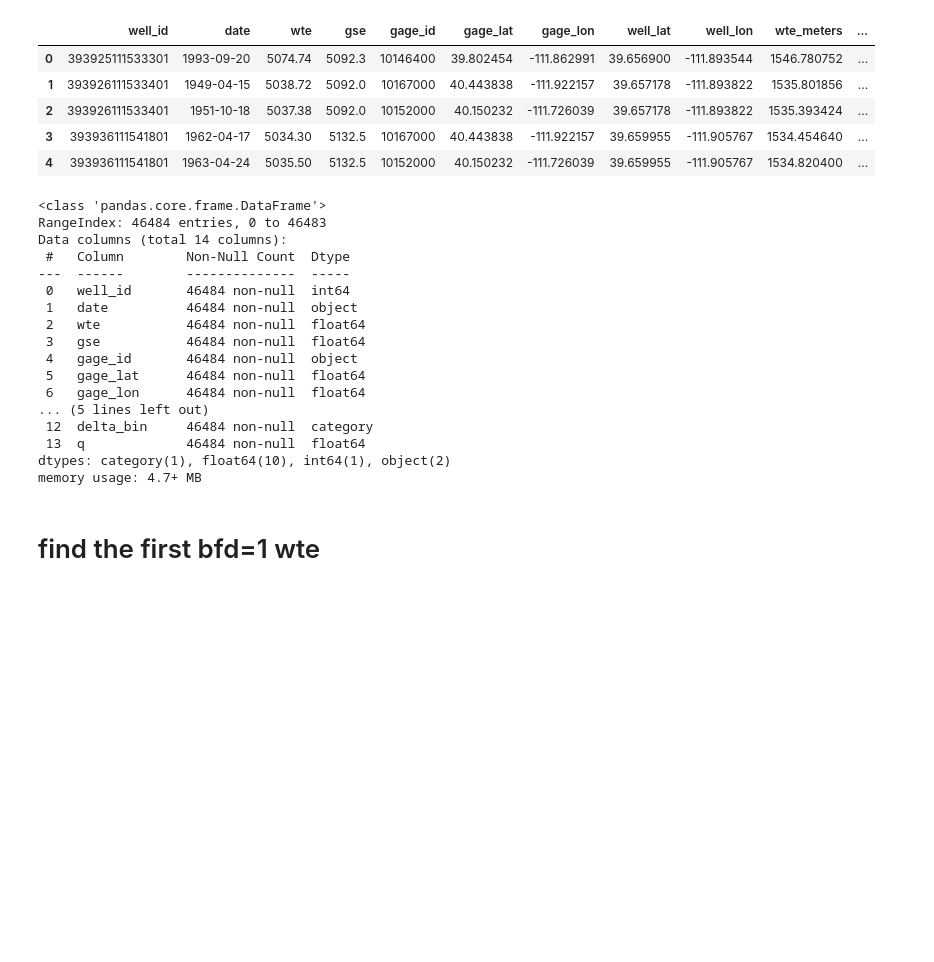
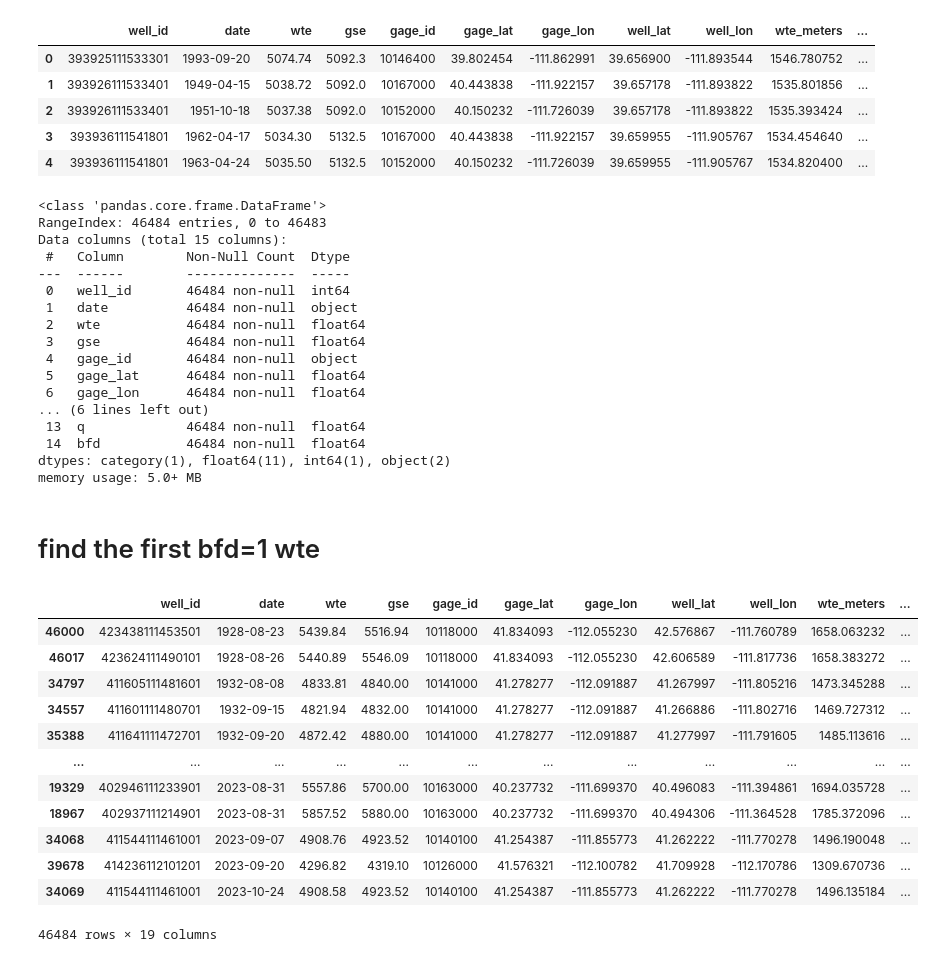
Before and after one commit to xueyil9/gslb_local_running, a Jupyter notebook: base_on_first_bfd_1_june10.ipynb, the cells around one changed output. Cells and saved outputs as stored; diff of their text form; code cells hidden in the pictures; blank space fills up the shorter version.

Commit message:
compute delta

```diff
--- a/base_on_first_bfd_1_june10.ipynb
+++ b/base_on_first_bfd_1_june10.ipynb
@@ -428,7 +428,7 @@ compiled_data['gage_id'] = compiled_data['gage_id'].astype(str)
 # Perform the merge
 q_buffer2_pair = pd.merge(
     filtered_result,
-    compiled_data[['gage_id', 'date','q']],
+    compiled_data[['gage_id', 'date','q','bfd']],
     on=['gage_id', 'date'],
     how='inner'
 )
@@ -449,7 +449,7 @@ q_buffer2_pair.info()
 # %% [output]
 <class 'pandas.core.frame.DataFrame'>
 RangeIndex: 46484 entries, 0 to 46483
-Data columns (total 14 columns):
+Data columns (total 15 columns):
  #   Column        Non-Null Count  Dtype
 ---  ------        --------------  -----
  0   well_id       46484 non-null  int64
@@ -459,10 +459,48 @@ Data columns (total 14 columns):
  4   gage_id       46484 non-null  object
  5   gage_lat      46484 non-null  float64
  6   gage_lon      46484 non-null  float64
-... (5 lines left out)
- 12  delta_bin     46484 non-null  category
+... (6 lines left out)
  13  q             46484 non-null  float64
-dtypes: category(1), float64(10), int64(1), object(2)
-memory usage: 4.7+ MB
+ 14  bfd           46484 non-null  float64
+dtypes: category(1), float64(11), int64(1), object(2)
+memory usage: 5.0+ MB
 # %% [markdown]
 # find the first bfd=1 wte
+# %%
+import pandas as pd
+
+# Ensure 'date' is in datetime format
+q_buffer2_pair['date'] = pd.to_datetime(q_buffer2_pair['date'])
+
+# Sort by date to ensure chronological order
+q_buffer2_pair = q_buffer2_pair.sort_values(by='date')
+
+# Find the first occurrence of bfd=1 for each well and get the corresponding wte0 and q0
+first_bfd_1 = q_buffer2_pair[q_buffer2_pair['bfd'] == 1].groupby('well_id').first().reset_index()
+
+# Create a mapping of well_id to wte0 and q0
+wte0_map = first_bfd_1.set_index('well_id')['wte'].to_dict()
+q0_map = first_bfd_1.set_index('well_id')['q'].to_dict()
+
+# Calculate delta_wte and delta_q directly in q_buffer2_pair
+q_buffer2_pair['wte0'] = q_buffer2_pair['well_id'].map(wte0_map)
+q_buffer2_pair['q0'] = q_buffer2_pair['well_id'].map(q0_map)
+
+q_buffer2_pair['delta_wte'] = q_buffer2_pair['wte'] - q_buffer2_pair['wte0']
+q_buffer2_pair['delta_q'] = q_buffer2_pair['q'] - q_buffer2_pair['q0']
+# %%
+q_buffer2_pair
+# %% [output]
+|  | well_id | date | wte | gse | gage_id | gage_lat | gage_lon | well_lat | well_lon | wte_meters | ... |
+| 46000 | 423438111453501 | 1928-08-23 | 5439.84 | 5516.94 | 10118000 | 41.834093 | -112.055230 | 42.576867 | -111.760789 | 1658.063232 | ... |
+| 46017 | 423624111490101 | 1928-08-26 | 5440.89 | 5546.09 | 10118000 | 41.834093 | -112.055230 | 42.606589 | -111.817736 | 1658.383272 | ... |
+| 34797 | 411605111481601 | 1932-08-08 | 4833.81 | 4840.00 | 10141000 | 41.278277 | -112.091887 | 41.267997 | -111.805216 | 1473.345288 | ... |
+| 34557 | 411601111480701 | 1932-09-15 | 4821.94 | 4832.00 | 10141000 | 41.278277 | -112.091887 | 41.266886 | -111.802716 | 1469.727312 | ... |
+| 35388 | 411641111472701 | 1932-09-20 | 4872.42 | 4880.00 | 10141000 | 41.278277 | -112.091887 | 41.277997 | -111.791605 | 1485.113616 | ... |
+| ... | ... | ... | ... | ... | ... | ... | ... | ... | ... | ... | ... |
+| 19329 | 402946111233901 | 2023-08-31 | 5557.86 | 5700.00 | 10163000 | 40.237732 | -111.699370 | 40.496083 | -111.394861 | 1694.035728 | ... |
+| 18967 | 402937111214901 | 2023-08-31 | 5857.52 | 5880.00 | 10163000 | 40.237732 | -111.699370 | 40.494306 | -111.364528 | 1785.372096 | ... |
+| 34068 | 411544111461001 | 2023-09-07 | 4908.76 | 4923.52 | 10140100 | 41.254387 | -111.855773 | 41.262222 | -111.770278 | 1496.190048 | ... |
+| 39678 | 414236112101201 | 2023-09-20 | 4296.82 | 4319.10 | 10126000 | 41.576321 | -112.100782 | 41.709928 | -112.170786 | 1309.670736 | ... |
+| 34069 | 411544111461001 | 2023-10-24 | 4908.58 | 4923.52 | 10140100 | 41.254387 | -111.855773 | 41.262222 | -111.770278 | 1496.135184 | ... |
+46484 rows × 19 columns
```
Also changed, not shown: parts of 2 cells of this notebook.
